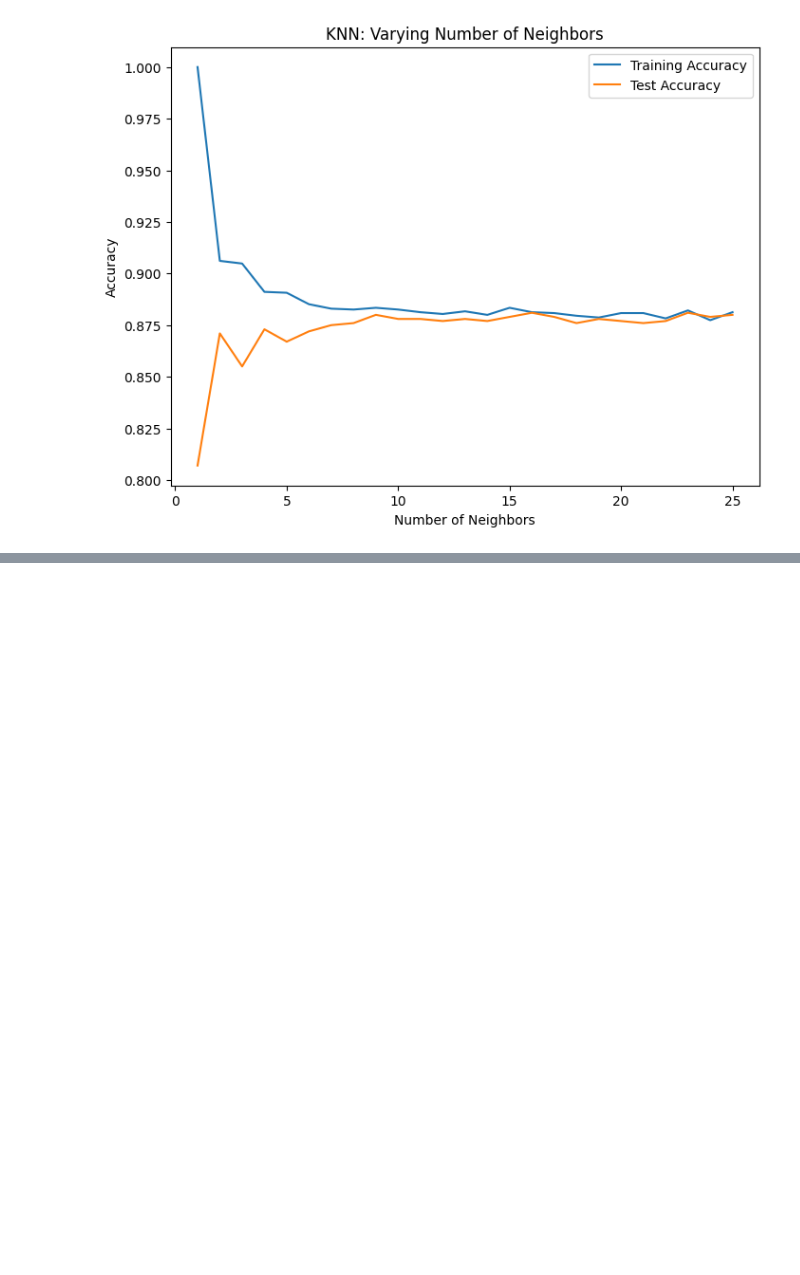
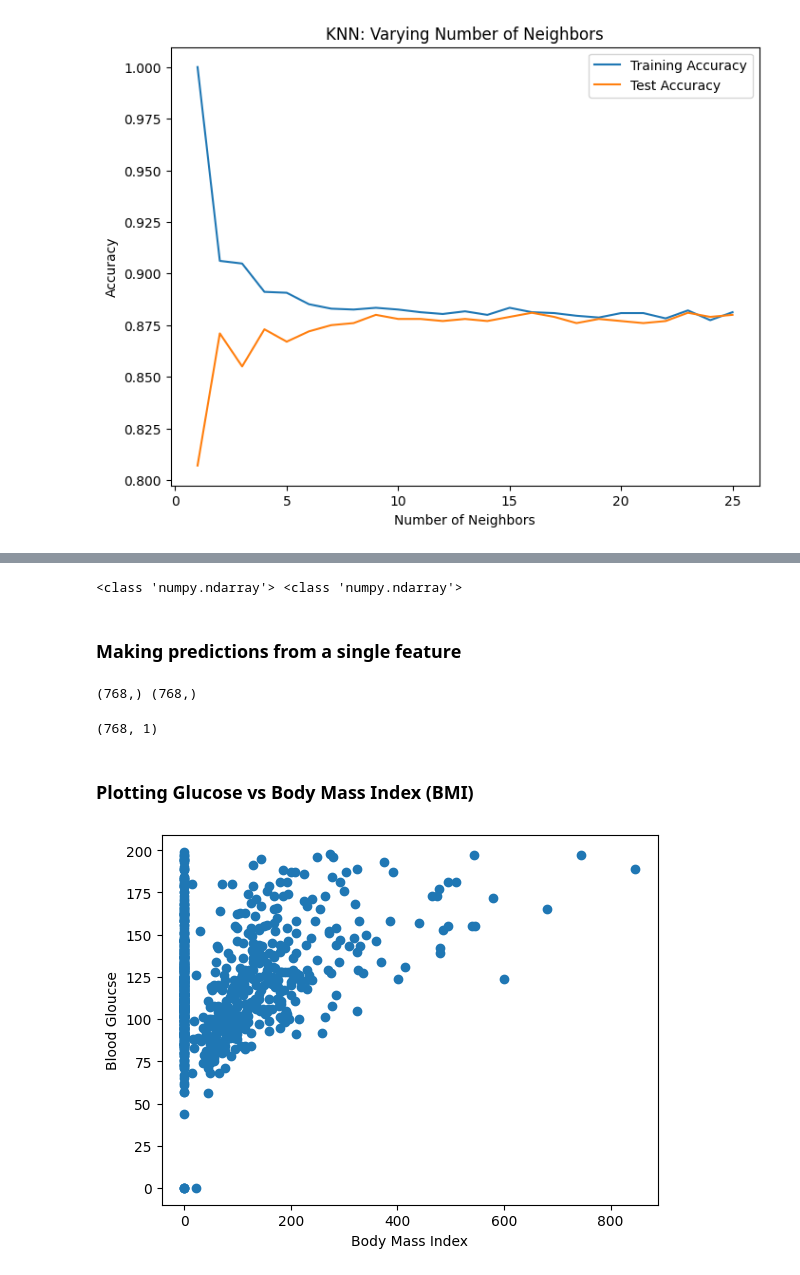
Before and after one commit to khalidbaranzai/machine-learning-using-scikitlearn, a Jupyter notebook: supervised_learning.ipynb, the cells around one changed output, grey strips where cells are left out. Cells and saved outputs as stored; diff of their text form; code cells hidden in the pictures; blank space fills up the shorter version.

```diff
--- a/supervised_learning.ipynb
+++ b/supervised_learning.ipynb
@@ -134,0 +140,4 @@ plt.show()
+# %%
+import pandas as pd
+diabeties_df = pd.read_csv("diabetes_clean.csv")
+print(diabeties_df.head())
@@ -134,0 +160,28 @@ plt.show()
+# %%
+X = diabeties_df.drop("glucose", axis=1).values
+y = diabeties_df['glucose'].values
+print(type(X), type(y))
+# %% [output]
+<class 'numpy.ndarray'> <class 'numpy.ndarray'>
+# %% [markdown]
+### Making predictions from a single feature
+# %%
+X_bmi = X[:, 3]
+print(y.shape, X_bmi.shape)
+# %% [output]
+(768,) (768,)
+# %%
+X_bmi = X_bmi.reshape(-1, 1)
+print(X_bmi.shape)
+# %% [output]
+(768, 1)
+# %% [markdown]
+### Plotting Glucose vs Body Mass Index (BMI)
+# %%
+import matplotlib.pyplot as plt
+plt.scatter(X_bmi, y)
+plt.ylabel("Blood Gloucse")
+plt.xlabel("Body Mass Index")
+plt.show()
+# %% [output]
+[figure, added]
```
Also changed, not shown: parts of 16 cells of this notebook.
